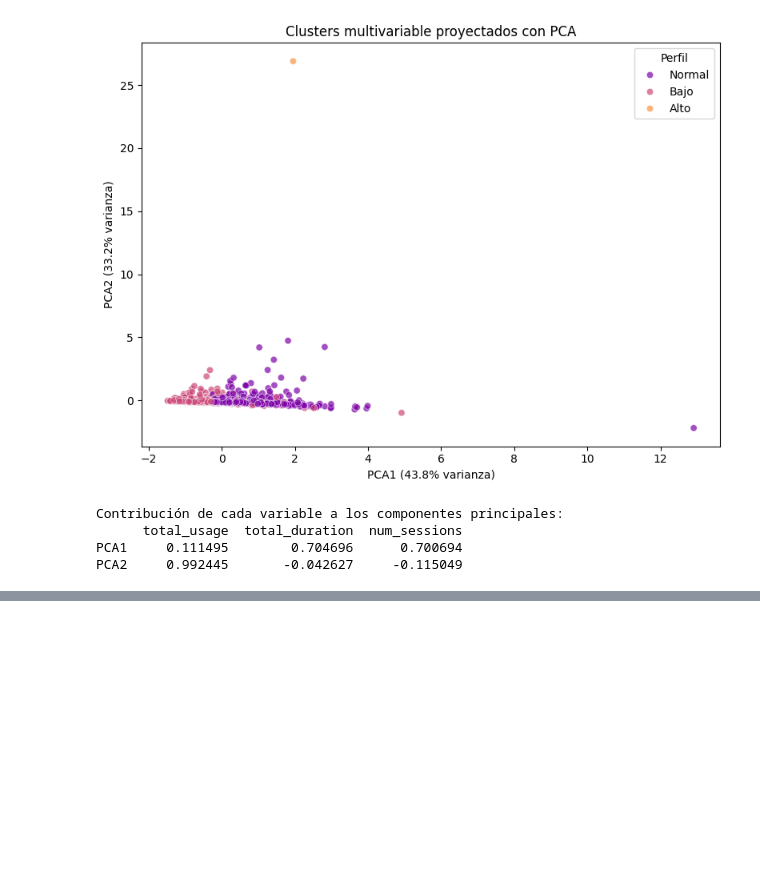
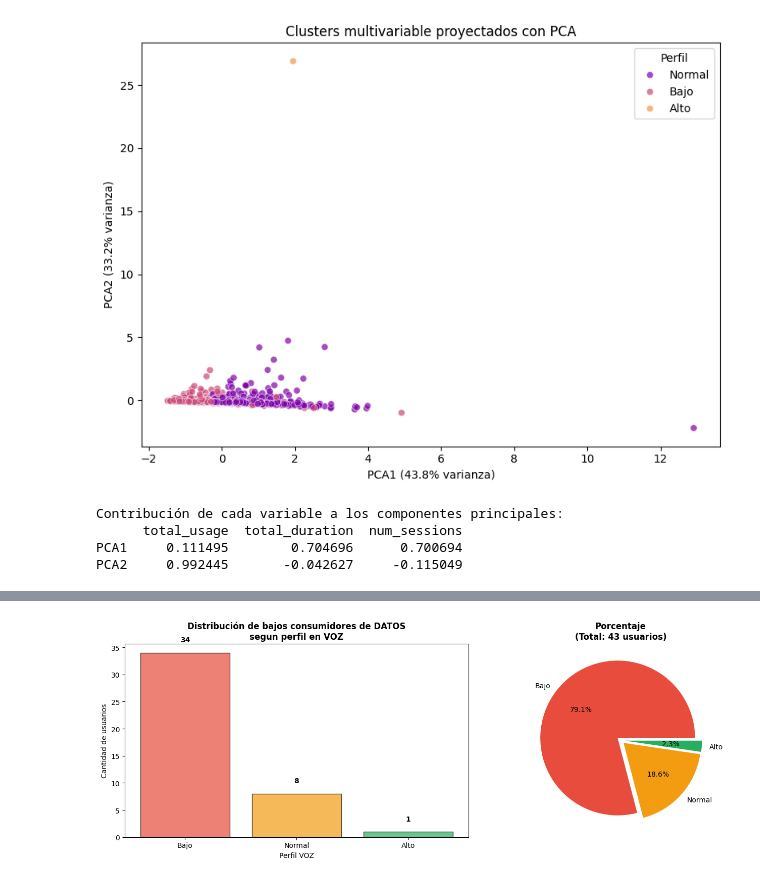
Before and after one commit to Javi111003/ML-FinalProject, a Jupyter notebook: clustering/experiments.ipynb, the cells around one changed output, grey strips where cells are left out. Saved outputs shown, nothing was run; the diff lists cells and outputs as text; code cells hidden in the pictures; blank space fills up the shorter version.

```diff
--- a/clustering/experiments.ipynb
+++ b/clustering/experiments.ipynb
@@ -326,0 +656,17 @@ PCA2     0.992445       -0.042627     -0.115049
+# %%
+# 1) Datos para VOZ (SERVICE_CATEGORY=1)
+print("="*70)
+print("ANÁLISIS: PREFERENCIA DE VOZ POR BAJOS CONSUMIDORES DE DATOS")
+print("="*70)
+print()
+
+print("PASO 1: Analizando VOZ (SERVICE_CATEGORY=1)")
+df_voz = df_completo[df_completo['SERVICE_CATEGORY'] == 1].copy()
+print(f"Registros de VOZ: {len(df_voz)}")
+
+usuarios_voz = df_voz.groupby('OWNER_CUST_ID').agg(
+    total_usage=('ACTUAL_USAGE', 'sum')
+).reset_index()
+usuarios_voz.columns = ['OWNER_CUST_ID', 'uso_voz']
+print(f"Usuarios únicos en VOZ: {len(usuarios_voz)}")
+print()
@@ -326,0 +814,82 @@ PCA2     0.992445       -0.042627     -0.115049
+# %%
+# 4) VISUALIZACIONES DEL TEST VOZ
+
+# Tabla resumen de perfiles cruzados
+print("\nTABLA DE CONTINGENCIA: Bajos consumidores de DATOS vs su perfil en VOZ")
+contingencia_voz = pd.crosstab(
+    bajos_datos_voz['perfil_datos'],
+    bajos_datos_voz['perfil_voz'],
+    margins=True
+)
+print(contingencia_voz)
+print()
+
+# Gráfico 1: Distribución de bajos consumidores de datos por perfil en VOZ
+fig, axes = plt.subplots(1, 2, figsize=(14, 5))
+
+# Gráfico de barras: conteo
+perfiles_voz_count = bajos_datos_voz['perfil_voz'].value_counts()
+colors_voz = ['#e74c3c' if p == 'Bajo' else '#f39c12' if p == 'Normal' else '#27ae60' for p in perfiles_voz_count.index]
+axes[0].bar(perfiles_voz_count.index, perfiles_voz_count.values, color=colors_voz, alpha=0.7, edgecolor='black')
+axes[0].set_title("Distribución de bajos consumidores de DATOS\nsegun perfil en VOZ", fontsize=12, fontweight='bold')
+axes[0].set_ylabel("Cantidad de usuarios")
+axes[0].set_xlabel("Perfil VOZ")
+for i, v in enumerate(perfiles_voz_count.values):
+    axes[0].text(i, v + 2, str(v), ha='center', fontweight='bold')
+
+# Gráfico de pastel: porcentaje
+perfiles_voz_pct = (bajos_datos_voz['perfil_voz'].value_counts() / len(bajos_datos_voz) * 100)
+colors_pie = ['#e74c3c', '#f39c12', '#27ae60']
+explode = (0.05 if perfiles_voz_pct.index[0] == 'Bajo' else 0,
+           0.05 if 'Normal' in perfiles_voz_pct.index else 0,
+           0.05 if 'Alto' in perfiles_voz_pct.index else 0)
+axes[1].pie(perfiles_voz_pct.values, labels=perfiles_voz_pct.index, autopct='%1.1f%%',
+            colors=colors_pie[:len(perfiles_voz_pct)], explode=explode[:len(perfiles_voz_pct)])
+axes[1].set_title(f"Porcentaje\n(Total: {len(bajos_datos_voz)} usuarios)", fontsize=12, fontweight='bold')
+
+plt.tight_layout()
+plt.savefig("results/hipotesis_bajos_datos_voz.png", dpi=300, bbox_inches='tight')
+plt.show()
+plt.close()
+
+# Gráfico 2: Visualización del test - barra de proporción con IC
+fig, ax = plt.subplots(figsize=(10, 6))
+
+# Línea de H0
+ax.axvline(x=0.60, color='red', linestyle='--', linewidth=2, label='Hipótesis nula (60%)')
+
+# IC como rango sombreado
+ax.axvspan(ic_lower_voz, ic_upper_voz, alpha=0.3, color='blue', label=f'IC 95% [{ic_lower_voz*100:.1f}%, {ic_upper_voz*100:.1f}%]')
+
+# Punto de proporción observada
+ax.plot(proporcion_observada_voz, 0, 'go', markersize=15, label=f'Proporción observada ({proporcion_observada_voz*100:.1f}%)')
+
+ax.set_xlim(0, 1)
+ax.set_ylim(-1, 1)
+ax.set_xlabel('Proporción', fontsize=12, fontweight='bold')
+ax.set_title('Test de Hipótesis: Bajos consumidores de DATOS que son ALTOS/NORMALES en VOZ\n(Confianza 95%)',
+             fontsize=12, fontweight='bold')
+ax.set_yticks([])
+ax.grid(axis='x', alpha=0.3)
+ax.legend(fontsize=10, loc='upper right')
+
+# Añadir texto con resultado
+resultado_texto_voz = f"p-value: {pvalue_voz:.6f}\n"
+if pvalue_voz < 0.05:
+    resultado_texto_voz += "Resultado significativo"
+    color_resultado_voz = 'green'
+else:
+    resultado_texto_voz += "No significativo"
+    color_resultado_voz = 'red'
+
+ax.text(0.02, 0.95, resultado_texto_voz, transform=ax.transAxes, fontsize=11,
+        verticalalignment='top', bbox=dict(boxstyle='round', facecolor=color_resultado_voz, alpha=0.3),
+        fontweight='bold')
+
+plt.tight_layout()
+plt.savefig("results/test_hipotesis_voz.png", dpi=300, bbox_inches='tight')
+plt.show()
+plt.close()
+
+print("✅ Gráficos VOZ guardados en results/")
+# %% [output]
@@ -326,0 +901 @@ PCA2     0.992445       -0.042627     -0.115049
+[figure, added]
```
Also changed, not shown: parts of 16 cells of this notebook, 6 other files.
